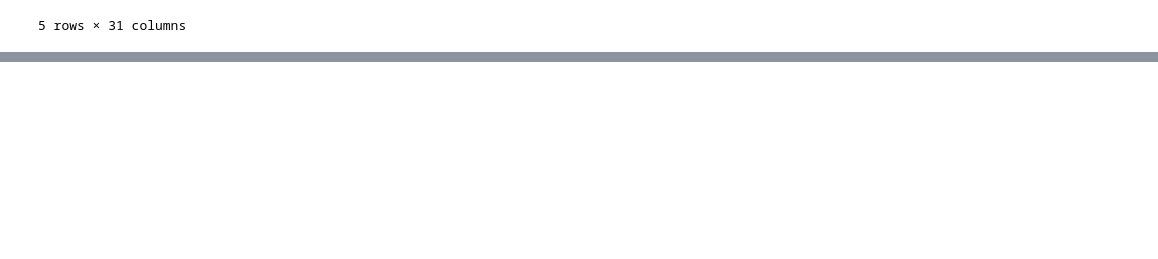
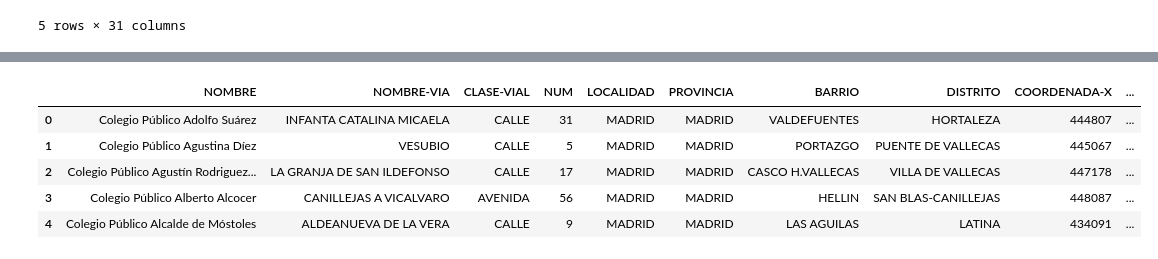
Before and after one commit to napoleonthevitzla/ih_datamadpt1121_project_m1, a Jupyter notebook: Notebook/PseudoCode_projecto_IH_M1.ipynb, the cells around one changed output, grey strips where cells are left out. Cells and saved outputs as stored; diff of their text form; code cells hidden in the pictures; blank space fills up the shorter version.

Commit message:
Datos ayuntamiento en dataset

```diff
--- a/Notebook/PseudoCode_projecto_IH_M1.ipynb
+++ b/Notebook/PseudoCode_projecto_IH_M1.ipynb
@@ -43,0 +56,3 @@ colegios_publicos_data.head()
+# %%
+#Eliminamos columnas de colegios_publicos_data
+colegios_publicos_data = colegios_publicos_data.drop(columns=['PK', 'DESCRIPCION-ENTIDAD', 'HORARIO', 'EQUIPAMIENTO', 'TRANSPORTE', 'DESCRIPCION', 'ACCESIBILIDAD', 'CONTENT-URL','TELEFONO','FAX','EMAIL', 'TIPO','TIPO-NUM','PLANTA','PUERTA','ESCALERAS', 'ORIENTACION', 'CODIGO-POSTAL','Unnamed: 30'])
@@ -43,0 +75,15 @@ colegios_publicos_data.head()
+# %%
+# incluimos las columnas con  la source en ambos dataset:
+colegios_publicos_data = colegios_publicos_data.assign(Tipo_Centro = "Colegios Publicos")
+escuelas_infantiles_data =escuelas_infantiles_data.assign(Tipo_Centro = "Escuelas Infantiles")
+## colegios_publicos_data ["Tipo_Centro"] = "Colegios Publicos"
+## escuelas_infantiles_data =["Tipo_Centro"] = "Escuelas Infantiles"
+# %%
+colegios_publicos_data.head()
+# %% [output]
+|  | NOMBRE | NOMBRE-VIA | CLASE-VIAL | NUM | LOCALIDAD | PROVINCIA | BARRIO | DISTRITO | COORDENADA-X | ... |
+| 0 | Colegio Público Adolfo Suárez | INFANTA CATALINA MICAELA | CALLE | 31 | MADRID | MADRID | VALDEFUENTES | HORTALEZA | 444807 | ... |
+| 1 | Colegio Público Agustina Díez | VESUBIO | CALLE | 5 | MADRID | MADRID | PORTAZGO | PUENTE DE VALLECAS | 445067 | ... |
+| 2 | Colegio Público Agustín Rodriguez... | LA GRANJA DE SAN ILDEFONSO | CALLE | 17 | MADRID | MADRID | CASCO H.VALLECAS | VILLA DE VALLECAS | 447178 | ... |
+| 3 | Colegio Público Alberto Alcocer | CANILLEJAS A VICALVARO | AVENIDA | 56 | MADRID | MADRID | HELLIN | SAN BLAS-CANILLEJAS | 448087 | ... |
+| 4 | Colegio Público Alcalde de Móstoles | ALDEANUEVA DE LA VERA | CALLE | 9 | MADRID | MADRID | LAS AGUILAS | LATINA | 434091 | ... |
```
Also changed, not shown: parts of 10 cells of this notebook.
